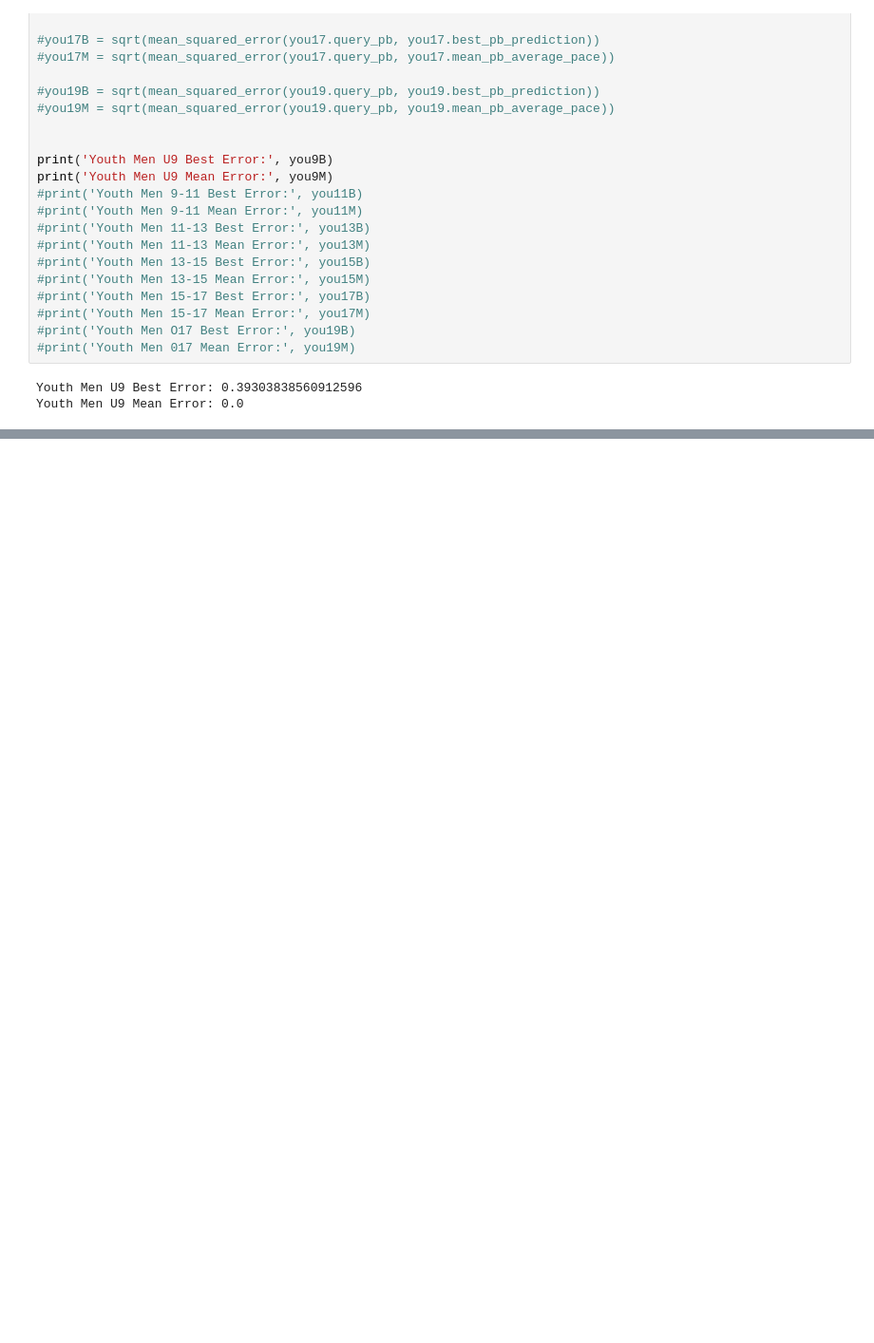
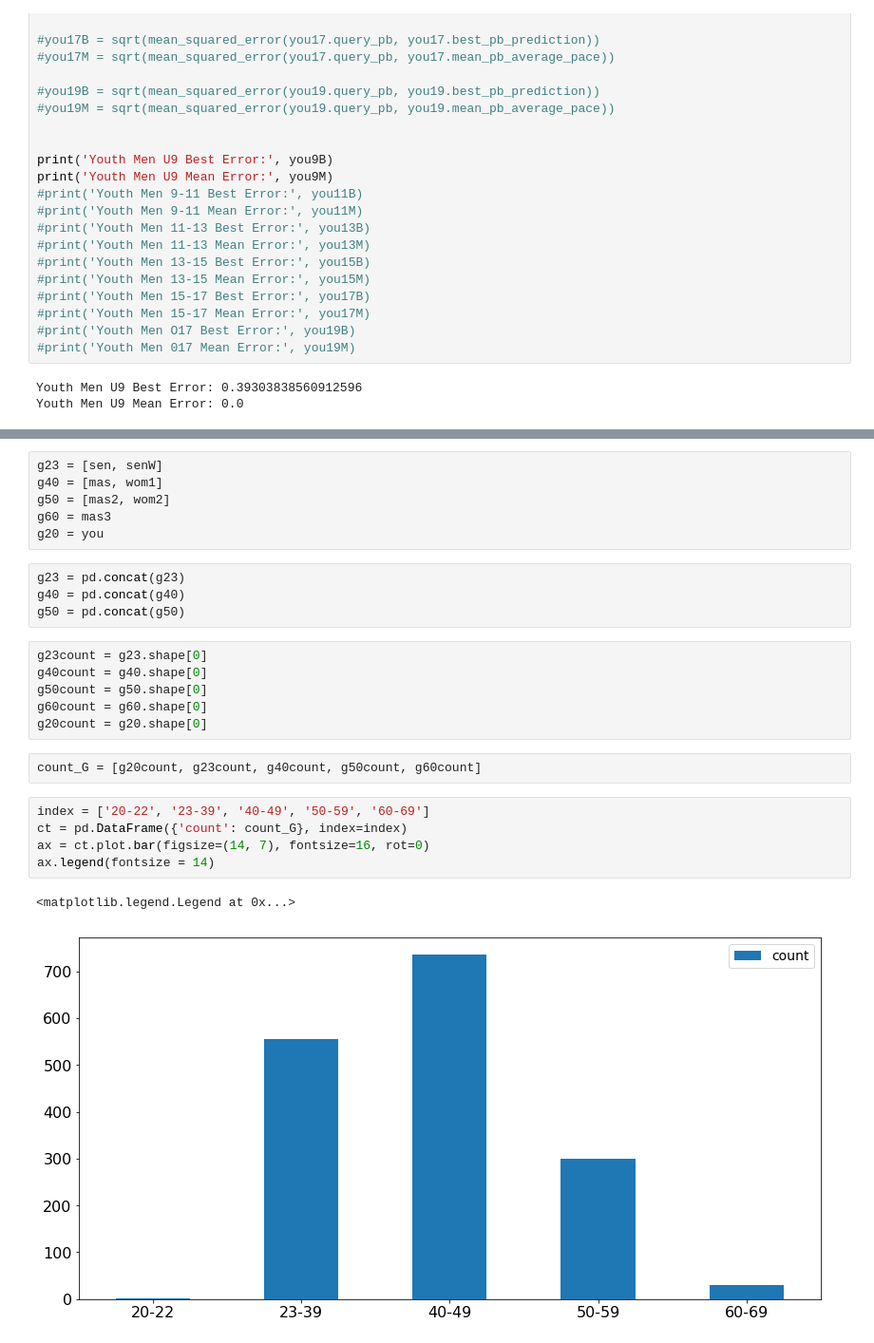
Before and after one commit to CathalMcC15/Analysing_Ultra_Marathons, a Jupyter notebook: Prediction_Eval.ipynb, the cells around one changed output, grey strips where cells are left out. Shown at 95% size. Cells and saved outputs as stored; diff of their text form; blank space fills up the shorter version.

```diff
--- a/Prediction_Eval.ipynb
+++ b/Prediction_Eval.ipynb
@@ -1132,0 +1231,26 @@ Youth Men U9 Mean Error: 0.0
+# %%
+g23 = [sen, senW]
+g40 = [mas, wom1]
+g50 = [mas2, wom2]
+g60 = mas3
+g20 = you
+# %%
+g23 = pd.concat(g23)
+g40 = pd.concat(g40)
+g50 = pd.concat(g50)
+# %%
+g23count = g23.shape[0]
+g40count = g40.shape[0]
+g50count = g50.shape[0]
+g60count = g60.shape[0]
+g20count = g20.shape[0]
+# %%
+count_G = [g20count, g23count, g40count, g50count, g60count]
+# %%
+index = ['20-22', '23-39', '40-49', '50-59', '60-69']
+ct = pd.DataFrame({'count': count_G}, index=index)
+ax = ct.plot.bar(figsize=(14, 7), fontsize=16, rot=0)
+ax.legend(fontsize = 14)
+# %% [output]
+<matplotlib.legend.Legend at 0x...>
+[figure, added]
```
Also changed, not shown: parts of 25 cells of this notebook, 1 other file.
